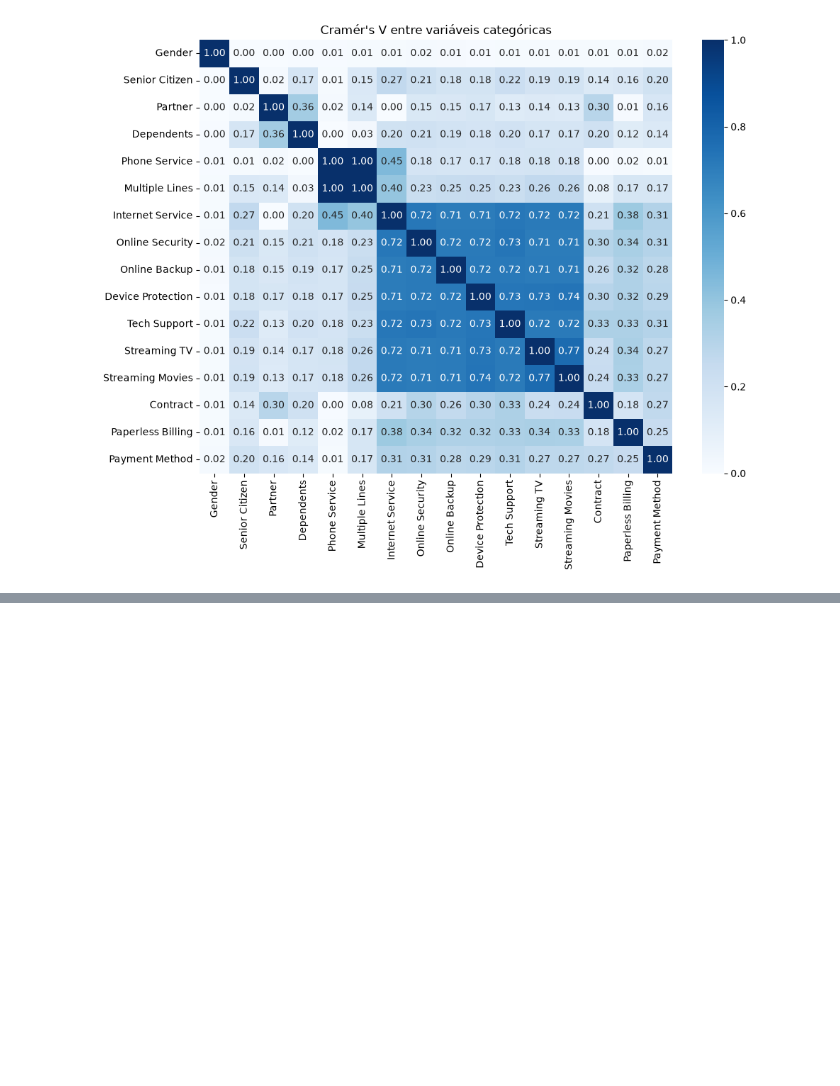
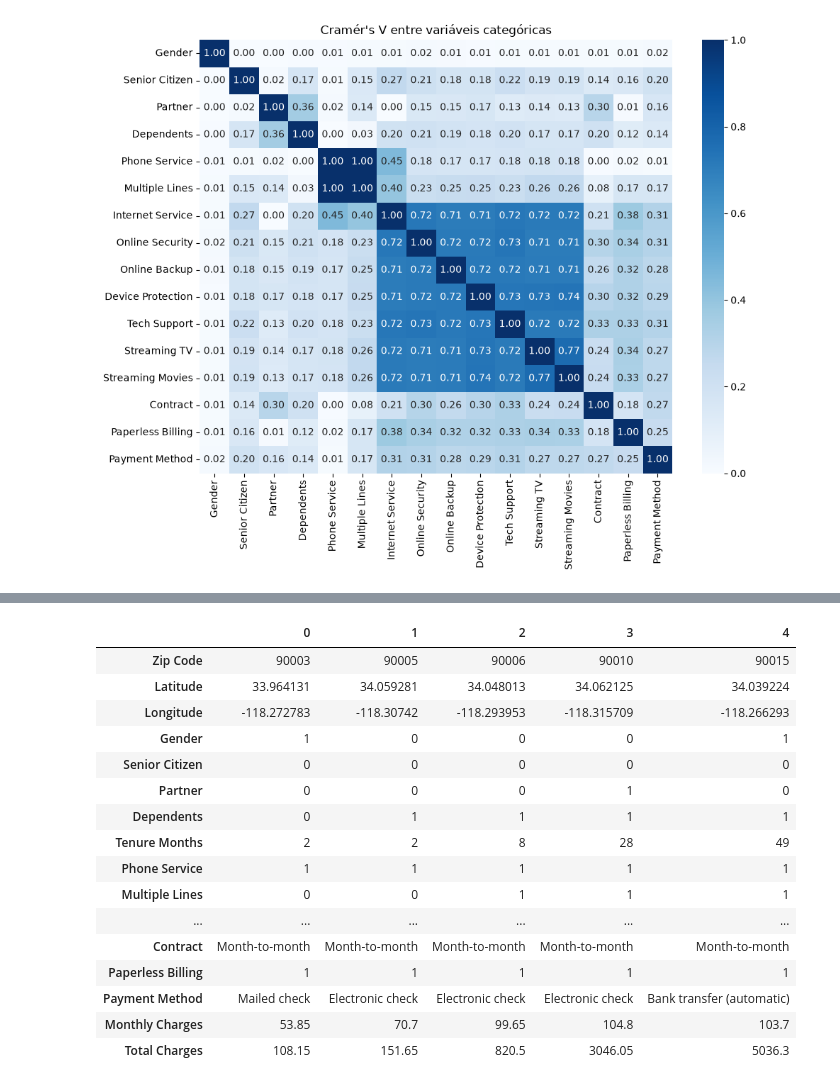
Before and after one commit to lucasffreitasds/churn_IBM, a Jupyter notebook: projeto_churn_IBM.ipynb, the cells around one changed output, grey strips where cells are left out. Saved outputs shown, nothing was run; the diff lists cells and outputs as text; code cells hidden in the pictures; blank space fills up the shorter version.

```diff
--- a/projeto_churn_IBM.ipynb
+++ b/projeto_churn_IBM.ipynb
@@ -1283,0 +1316,30 @@ plt.show()
+# %%
+# transformar Male e Female em 0 e 1
+df4['Gender'] = df4['Gender'].apply(lambda x: 1 if x == 'Male' else 0)
+
+# transformar Features que são Yes e No em 1 e 0 respectivamente
+columns_1 = ['Senior Citizen', 'Partner', 'Dependents', 'Phone Service', 'Multiple Lines', 'Online Security',
+              'Online Backup', 'Device Protection', 'Tech Support', 'Streaming TV', 'Streaming Movies', 'Paperless Billing']
+
+for i in columns_1:
+    df4[i] = df4[i].apply(lambda x: 1 if x == 'Yes' else 0)
+# %%
+df4.head().T
+# %% [output]
+|  | 0 | 1 | 2 | 3 | 4 |
+| Zip Code | 90003 | 90005 | 90006 | 90010 | 90015 |
+| Latitude | 33.964131 | 34.059281 | 34.048013 | 34.062125 | 34.039224 |
+| Longitude | -118.272783 | -118.30742 | -118.293953 | -118.315709 | -118.266293 |
+| Gender | 1 | 0 | 0 | 0 | 1 |
+| Senior Citizen | 0 | 0 | 0 | 0 | 0 |
+| Partner | 0 | 0 | 0 | 1 | 0 |
+| Dependents | 0 | 1 | 1 | 1 | 1 |
+| Tenure Months | 2 | 2 | 8 | 28 | 49 |
+| Phone Service | 1 | 1 | 1 | 1 | 1 |
+| Multiple Lines | 0 | 0 | 1 | 1 | 1 |
+| ... | ... | ... | ... | ... | ... |
+| Contract | Month-to-month | Month-to-month | Month-to-month | Month-to-month | Month-to-month |
+| Paperless Billing | 1 | 1 | 1 | 1 | 1 |
+| Payment Method | Mailed check | Electronic check | Electronic check | Electronic check | Bank transfer (automatic) |
+| Monthly Charges | 53.85 | 70.7 | 99.65 | 104.8 | 103.7 |
+| Total Charges | 108.15 | 151.65 | 820.5 | 3046.05 | 5036.3 |
```
Also changed, not shown: parts of 9 cells of this notebook.
